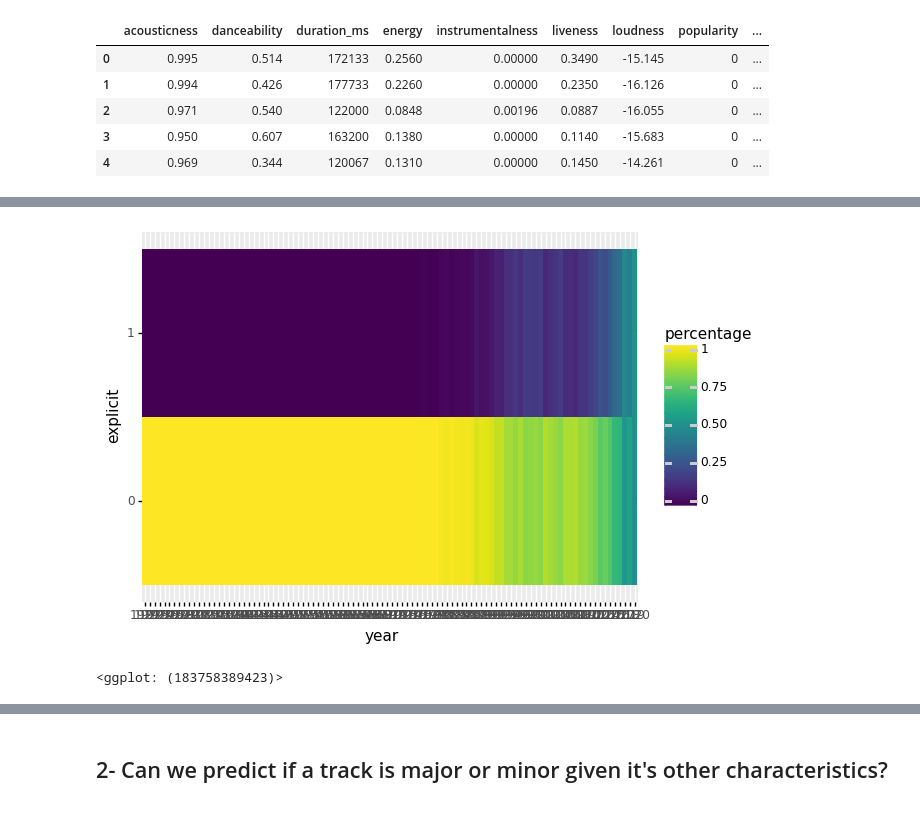
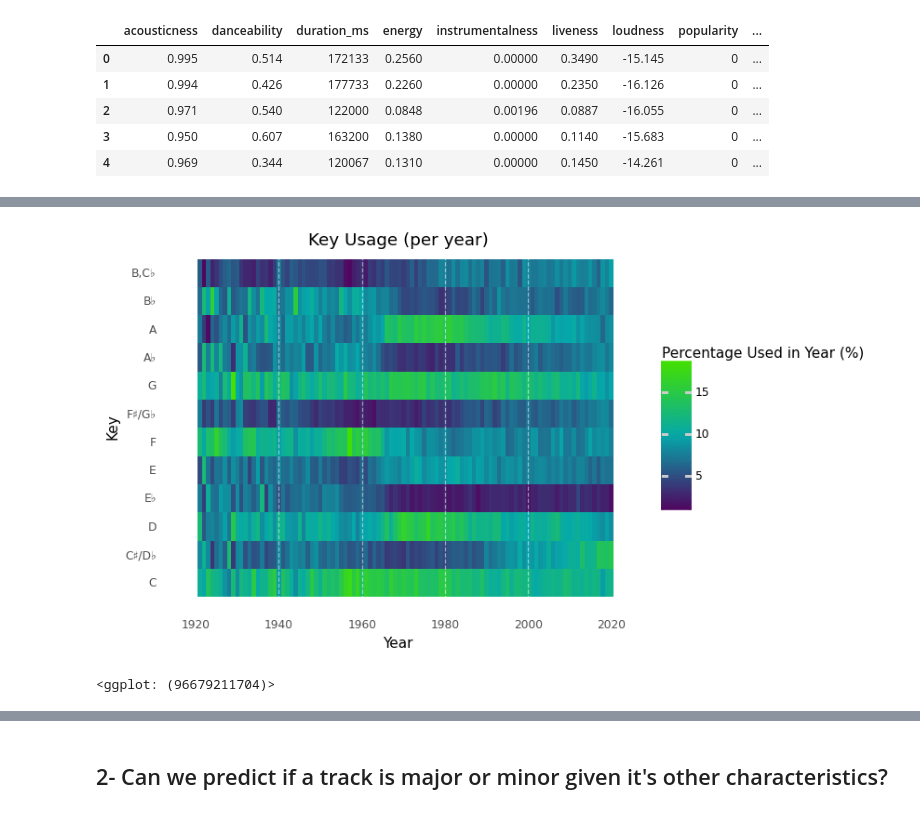
Before and after one commit to danshaub/CPSC392-Final-Project, a Jupyter notebook: Notebooks/Dan-FP.ipynb, the cells around one changed output, grey strips where cells are left out. Cells and saved outputs as stored; diff of their text form; code cells hidden in the pictures.

```diff
--- a/Notebooks/Dan-FP.ipynb
+++ b/Notebooks/Dan-FP.ipynb
@@ -237,5 +224,28 @@ ggplot(key_distro_1, aes(x = "year", y = "percentage", fill = "year")) + geom_li
-# %%
-ggplot(explicit_distro_1, aes(x = "year", y = "explicit", fill = "percentage")) + geom_tile()
-# %% [output]
-[figure, removed]
-<ggplot: (183758389423)>
+# %%
+key_distro_1["percentage100"] = key_distro_1["percentage"] * 100
+# %%
+(ggplot(key_distro_1, aes(x = "yr_num", y = "key", fill = "percentage100"))
+ + geom_tile()
+ + scale_x_continuous(limits=(1920,2021), breaks = range(1920,2021,20))
+ + scale_y_discrete(breaks=range(0,12), labels=["C",
+                                                "C♯/D♭",
+                                                "D",
+                                                "E♭",
+                                                "E",
+                                                "F",
+                                                "F♯/G♭",
+                                                "G",
+                                                "A♭",
+                                                "A",
+                                                "B♭",
+                                                "B,C♭"])
+ + geom_vline(xintercept=[1940,1960,1980,2000], linetype="dashed", color="#ffffff88")
+ + scale_fill_gradientn(["#500660","#05A8AA","#43E000"], name="Percentage Used in Year (%)",)
+ + theme_minimal()
+ + ggtitle("Key Usage (per year)")
+ + labs(x="Year", y="Key", color="Mode")
+ + theme(panel_grid_minor=element_blank(), panel_grid_major=element_blank())
+)
+# %% [output]
+[figure, added]
+<ggplot: (96679211704)>
```
Also changed, not shown: parts of 14 cells of this notebook, 1 other file.
